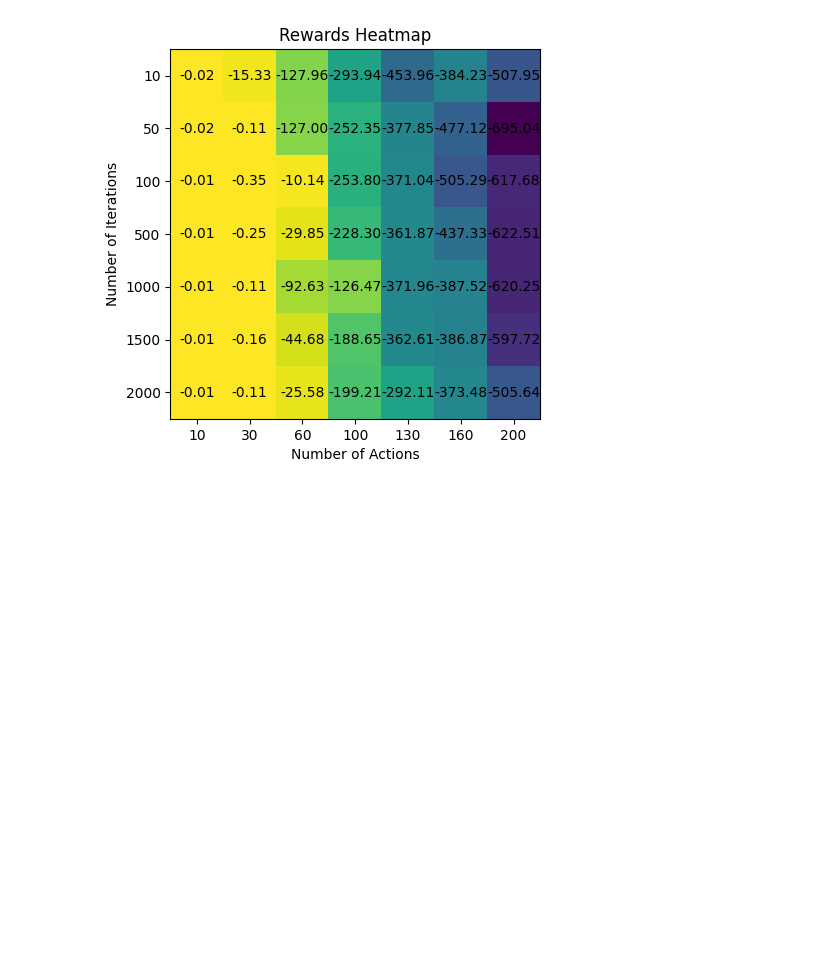
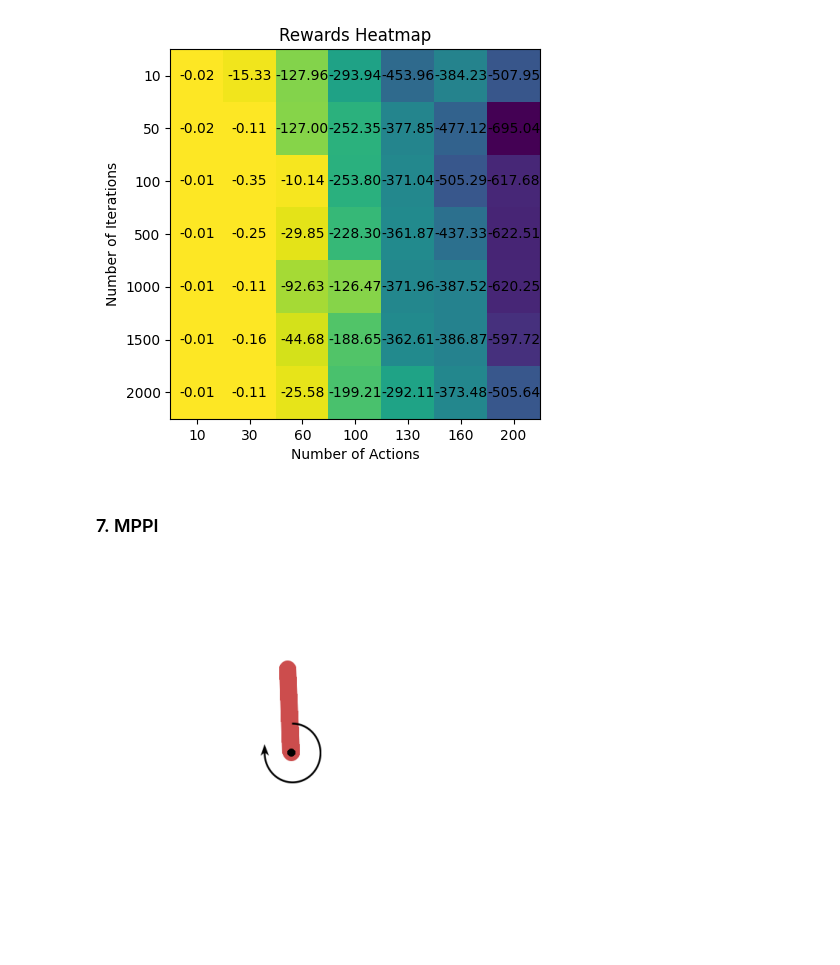
Before and after one commit to KozAAAAA/model_predictive_path_integral_control, a Jupyter notebook: main.ipynb, the cells around one changed output. Cells and saved outputs as stored; diff of their text form; code cells hidden in the pictures; blank space fills up the shorter version.

Commit message:
Add mppi controller and test it

```diff
--- a/main.ipynb
+++ b/main.ipynb
@@ -160,2 +161,29 @@ for i in range(len(n_iters)):
 # %% [output]
 [figure]
+# %% [markdown]
+### 7. MPPI
+# %%
+env_options = {"id": "Pendulum-v1", "g": 9.81}
+env = gym.make(render_mode="rgb_array", **env_options)
+env.reset()
+env.unwrapped.state = np.array([0.2, 0.0])
+
+mppi = MPPI(
+    horizon=10,
+    trajectories=4,
+    temperature=0.1,
+    noise_cov=np.array([[0.1]]),
+    iterations=10,
+    env_options=env_options,
+)
+
+u = np.zeros((mppi.horizon, 1))
+
+for _ in range(100):
+    display_gym(env)
+    u = mppi.optimize(x=env.unwrapped.state, u_prev=u)
+    observation, reward, terminated, truncated, info = env.step(u[0])
+
+env.close()
+# %% [output]
+[figure, added]
```
Also changed, not shown: parts of 3 cells of this notebook, 1 other file.
